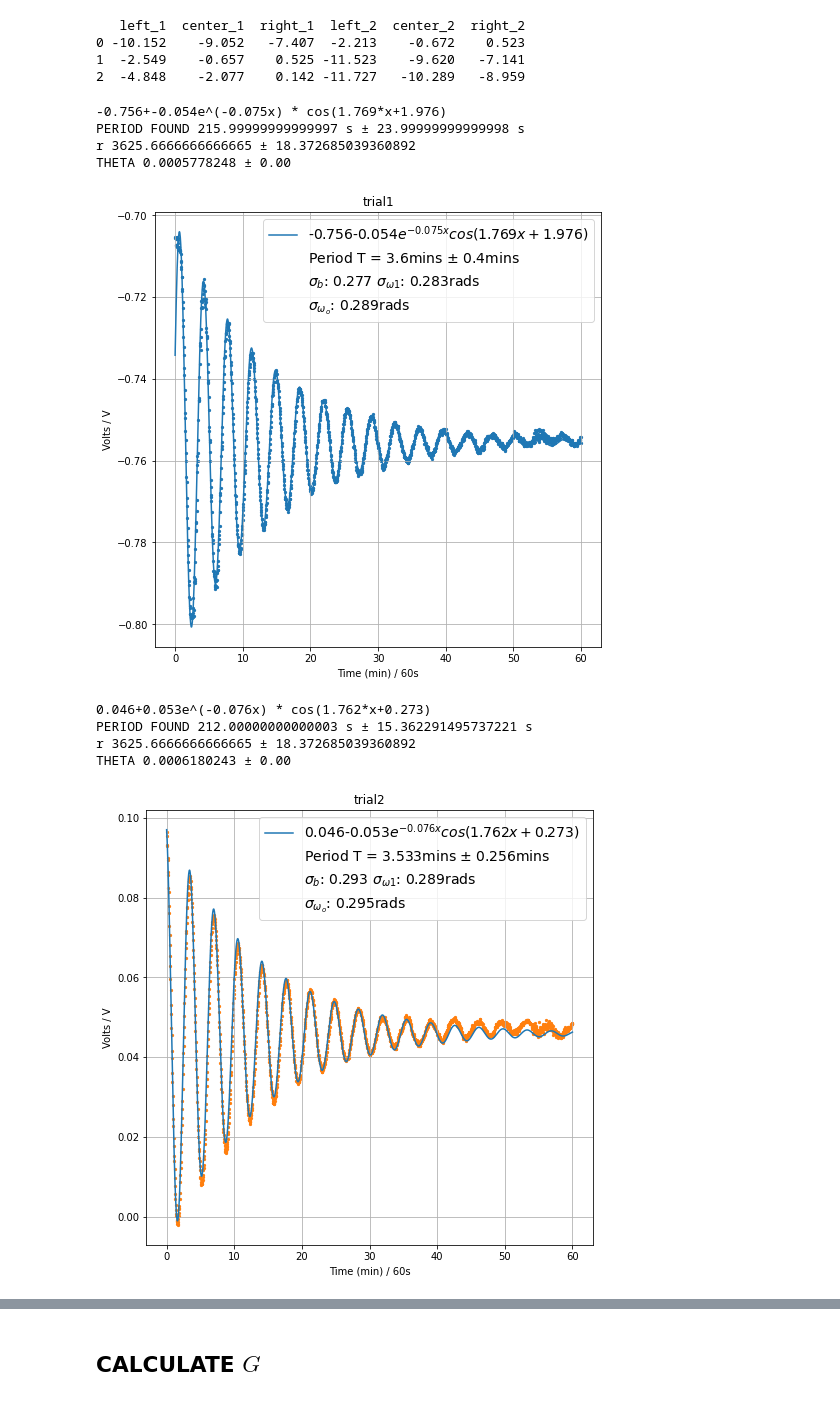
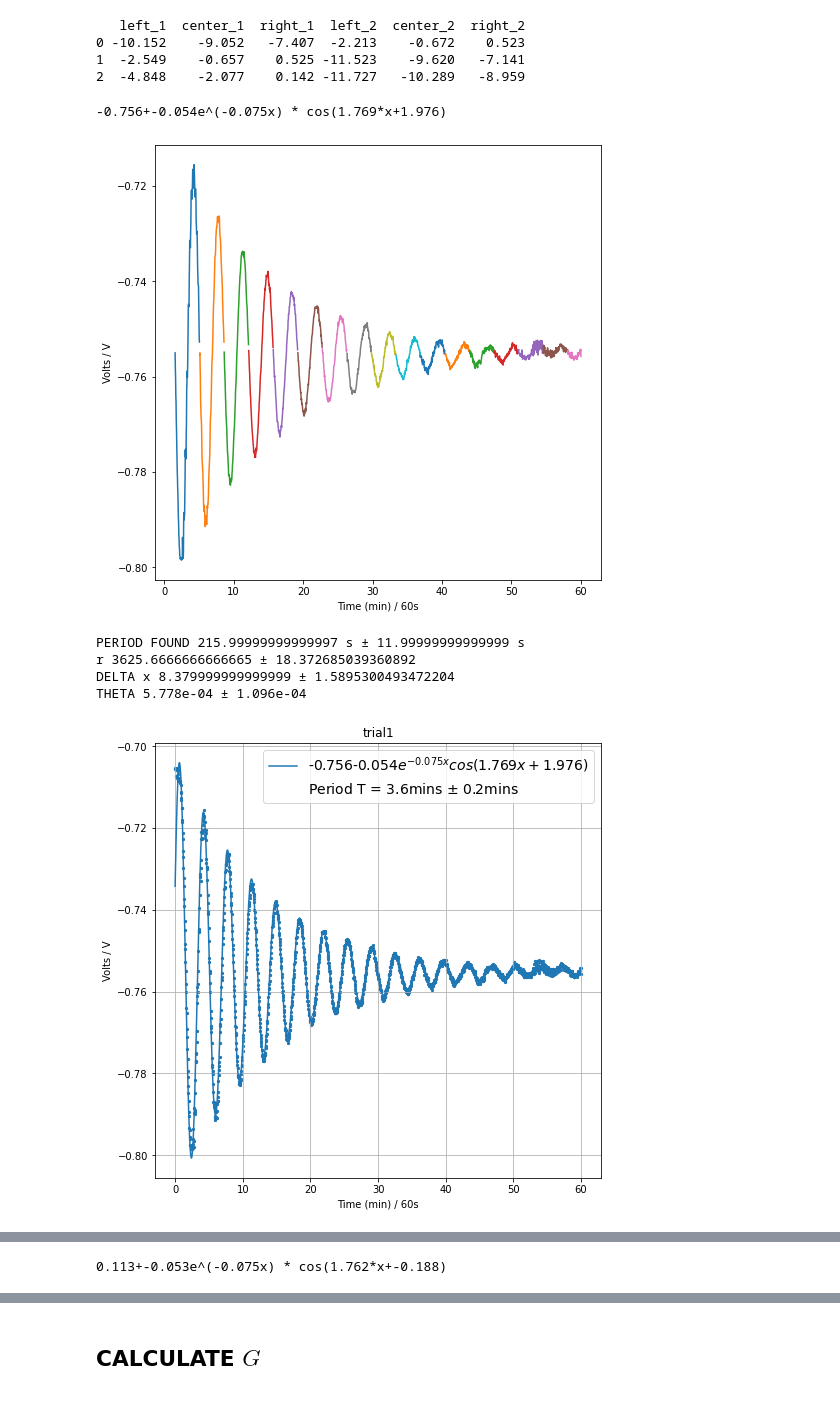
Before and after one commit to llbranch/physics134, a Jupyter notebook: Lab2 - Cavendish/Lab 2 - Cavendish Lab.ipynb, the cells around one changed output, grey strips where cells are left out. Cells and saved outputs as stored; diff of their text form; code cells hidden in the pictures.

```diff
--- a/Lab2 - Cavendish/Lab 2 - Cavendish Lab.ipynb
+++ b/Lab2 - Cavendish/Lab 2 - Cavendish Lab.ipynb
@@ -94,14 +94,17 @@ def cavendish(data, angle, c, start, out):
     desiredregions = 10
     periods_list = np.array([])
 #   PLOTTING TO SEE PERIODS
-#     fig0, ax0 = plt.subplots()
-#     for i in range(len(y) % regionlength):
-#         ax0.plot(x[regionmin:regionmax], y[regionmin:regionmax])
-#         regionmin += regionlength
-#         regionmax += regionlength
-#     plt.show()
-#     regionmin = start
-#     regionmax = regionmin+regionlength
+    fig0, ax0 = plt.subplots()
+    ax0.set_ylabel('Volts / V')
+    ax0.set_xlabel('Time (min) / 60s')
+    for i in range(len(y) % regionlength):
+        ax0.plot(x[regionmin:regionmax], y[regionmin:regionmax])
+        regionmin += regionlength
+        regionmax += regionlength
+    plt.show()
+    fig0.savefig('ranges_'+out+'.png', bbox_inches='tight')
+    regionmin = start
+    regionmax = regionmin+regionlength
     for i in range(len(y)):
         if regionmax > (53 * desiredregions):
             break
@@ -113,7 +116,7 @@ def cavendish(data, angle, c, start, out):
         regionmax += regionlength
         regionsexamined += 1
 #     period = 1/regionsexamined1*np.sum(periods1)
-    sigma_period = 2*np.std(periods_list)
+    sigma_period = np.std(periods_list)
 #     period = np.mean(period_list)
     print("PERIOD FOUND", period*60, "s ±", sigma_period*60,"s")
 #     print(angle)
@@ -127,9 +130,10 @@ def cavendish(data, angle, c, start, out):
     print("r", r, "±", r_sigma)
     center_sigma = np.sqrt(sigma_1**2 + sigma_2**2)
     # arc length s = theta_D * r
+    print("DELTA x",abs(center_2 - center_1), "±", center_sigma)
     theta_D = abs(center_2 - center_1)/(4*r)#*180/np.pi
-    sigma_theta_D = center_sigma/(4*r)#*180/np.pi
-    print("THETA {:.10f}".format(theta_D), "± {:.2f}".format(sigma_theta_D))
+    sigma_theta_D = np.sqrt((center_sigma/(4*r))**2+(-abs(center_2 - center_1)*r_sigma/(4*r**2))**2)#*180/np.pi
+    print("THETA {:.3e}".format(theta_D), "± {:.3e}".format(sigma_theta_D))
 #     print("FUNC RETURNS", y_func(theta_D,x))
     #///////////////////////////
     #PLOTTING                 //
@@ -137,44 +141,41 @@ def cavendish(data, angle, c, start, out):
     fig1, ax1 = plt.subplots()
     ax1.plot(x, y_model, label=eqlabel)
     ax1.plot([],[], label=f"Period T = {period.round(3)}mins $\pm$ {sigma_period.round(3)}mins", ls='None')
-    ax1.plot([],[], label=f'$\sigma_b$: {sigma_b.round(3)}'+' $\sigma_{\omega1}$: '+f'{sigma_omega_1.round(3)}rads', ls='None')
-    ax1.plot([],[], label='$\sigma_{\omega_o}$: '+f'{sigma_omega_o.round(3)}rads', ls='None')
+#     ax1.plot([],[], label=f'$\sigma_b$: {sigma_b.round(3)}'+' $\sigma_{\omega1}$: '+f'{sigma_omega_1.round(3)}rads', ls='None')
+#     ax1.plot([],[], label='$\sigma_{\omega_o}$: '+f'{sigma_omega_o.round(3)}rads', ls='None')
     ax1.scatter(x, y, color=c, s=5)
     ax1.set_title(out)
     ax1.set_ylabel('Volts / V')
     ax1.set_xlabel('Time (min) / 60s')
     plt.legend(loc='best', fontsize=14)
     plt.grid(True)
     plt.show()
     fig1.savefig('cavendish_'+out+'.png', bbox_inches='tight')
     return (period, sigma_period, theta_D, sigma_theta_D), eq, covDiag
 periods = []
 sigma_periods = []
 theta_Ds = []
 sigma_theta_Ds = []
 (period_temp, sigma_temp, theta_D_temp, sigma_theta_D_temp), notused1, notused2 = cavendish(data1, angles.iloc[0], 'C0', 47, 'trial1')
 periods.append(period_temp)
 sigma_periods.append(sigma_temp)
 theta_Ds.append(theta_D_temp)
 sigma_theta_Ds.append(sigma_theta_D_temp)
 (period_temp, sigma_temp, theta_D_temp, sigma_theta_D_temp), notused1, notused2 = cavendish(data2, angles.iloc[1], 'C1', 23, 'trial2')
 periods.append(period_temp)
 sigma_periods.append(sigma_temp)
 theta_Ds.append(theta_D_temp)
 sigma_theta_Ds.append(sigma_theta_D_temp)
 (period_temp, sigma_temp, theta_D_temp, sigma_theta_D_temp), notused1, notused2 = cavendish(data3, angles.iloc[2], 'C2', 35, 'trial3')
 periods.append(period_temp)
 sigma_periods.append(sigma_temp)
 theta_Ds.append(theta_D_temp)
 sigma_theta_Ds.append(sigma_theta_D_temp)
 # %% [output]
 -0.756+-0.054e^(-0.075x) * cos(1.769*x+1.976)
-PERIOD FOUND 215.99999999999997 s ± 23.99999999999998 s
-r 3625.6666666666665 ± 18.372685039360892
-THETA 0.0005778248 ± 0.00
-[figure, old version]
+[figure, new version]
-0.046+0.053e^(-0.076x) * cos(1.762*x+0.273)
-PERIOD FOUND 212.00000000000003 s ± 15.362291495737221 s
+PERIOD FOUND 215.99999999999997 s ± 11.99999999999999 s
 r 3625.6666666666665 ± 18.372685039360892
-THETA 0.0006180243 ± 0.00
+DELTA x 8.379999999999999 ± 1.5895300493472204
+THETA 5.778e-04 ± 1.096e-04
-[figure, old version]
+[figure, new version]
@@ -185,0 +189 @@ THETA 0.0005662407 ± 0.00
+0.113+-0.053e^(-0.075x) * cos(1.762*x+-0.188)
```
Also changed, not shown: parts of 3 cells of this notebook, 9 other files.
